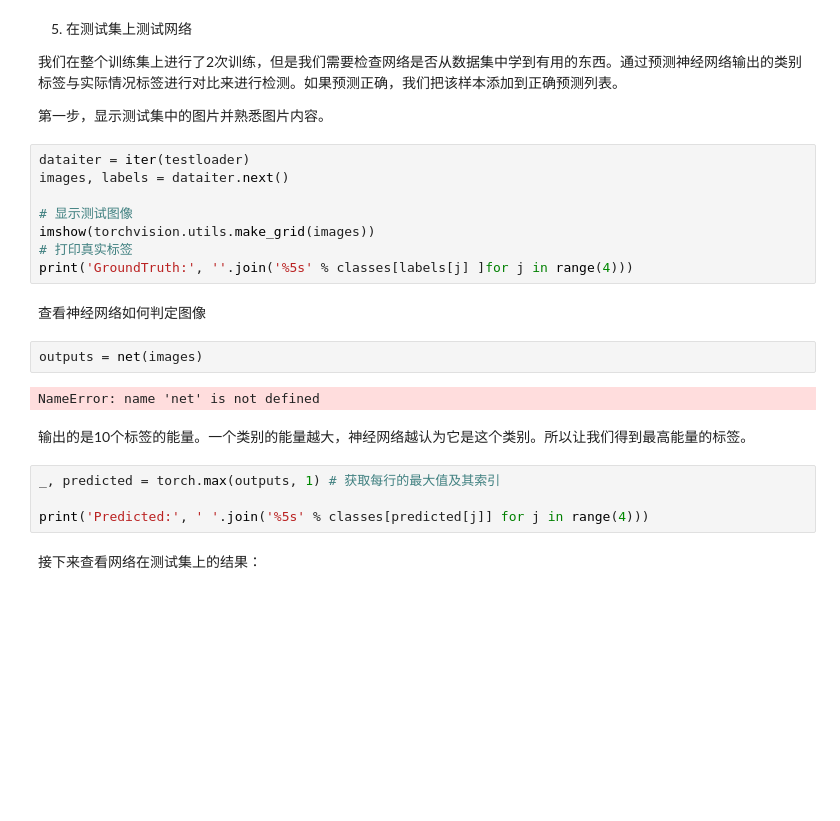
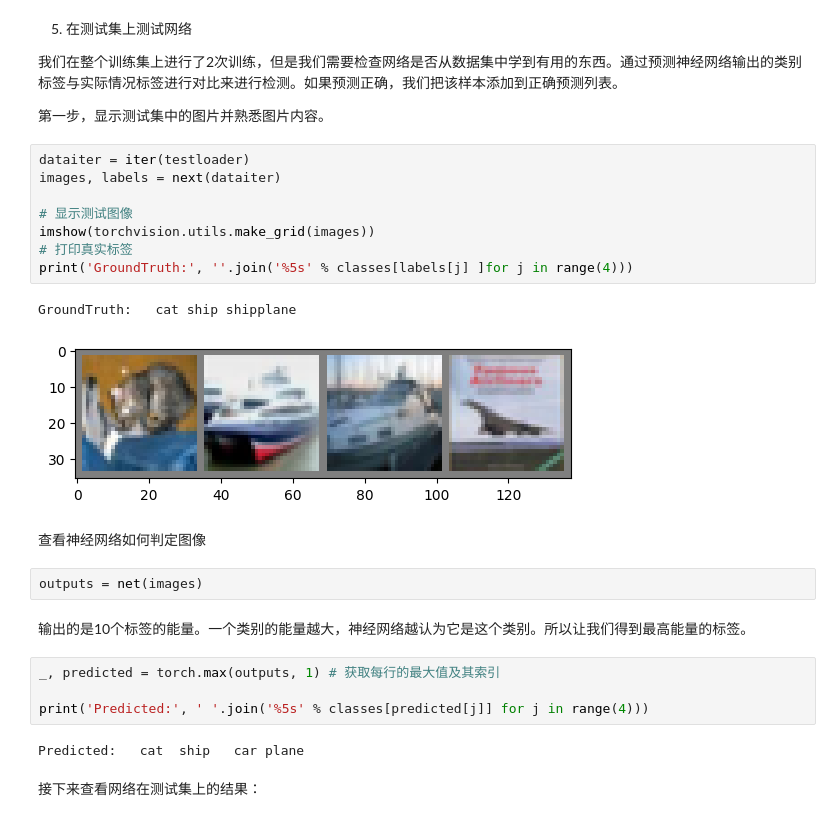
Before and after one commit to Momoko-YANG/PyTorch-learning, a Jupyter notebook: Downloads/Study-main-2/pytorch-learning/1-04cifar10_tutorial.ipynb, the cells around one changed output. Saved outputs shown, nothing was run; the diff lists cells and outputs as text; blank space fills up the shorter version.

```diff
--- a/Downloads/Study-main-2/pytorch-learning/1-04cifar10_tutorial.ipynb
+++ b/Downloads/Study-main-2/pytorch-learning/1-04cifar10_tutorial.ipynb
@@ -151,24 +166,27 @@ print('Finished Training')
 第一步，显示测试集中的图片并熟悉图片内容。
 # %%
 dataiter = iter(testloader)
-images, labels = dataiter.next()
+images, labels = next(dataiter)
 
 # 显示测试图像
 imshow(torchvision.utils.make_grid(images))
 # 打印真实标签
 print('GroundTruth:', ''.join('%5s' % classes[labels[j] ]for j in range(4)))
+# %% [output]
+GroundTruth:   cat ship shipplane
+[figure, added]
 # %% [markdown]
 查看神经网络如何判定图像
 # %%
 outputs = net(images)
-# %% [output]
-NameError: name 'net' is not defined
 # %% [markdown]
 输出的是10个标签的能量。一个类别的能量越大，神经网络越认为它是这个类别。所以让我们得到最高能量的标签。
 # %%
 _, predicted = torch.max(outputs, 1) # 获取每行的最大值及其索引
 
 print('Predicted:', ' '.join('%5s' % classes[predicted[j]] for j in range(4)))
+# %% [output]
+Predicted:   cat  ship   car plane
 # %% [markdown]
 接下来查看网络在测试集上的结果：
 # %%
```
Also changed, not shown: parts of 6 cells of this notebook, 7 other files.
